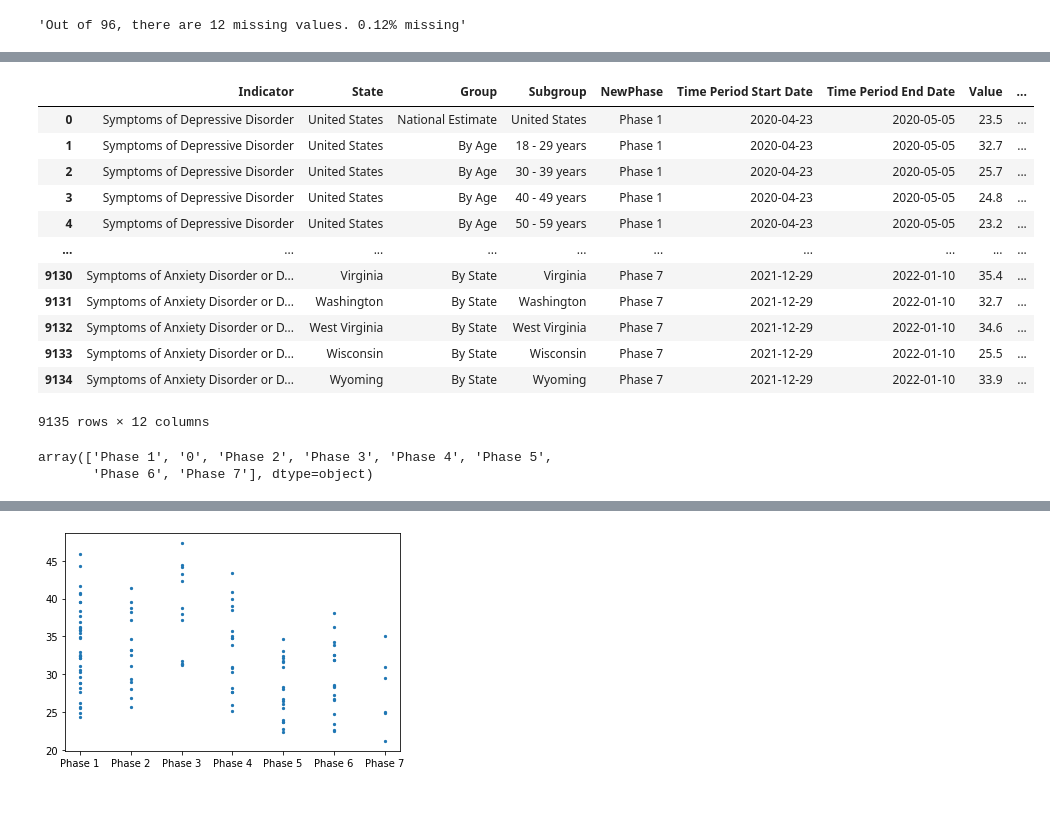
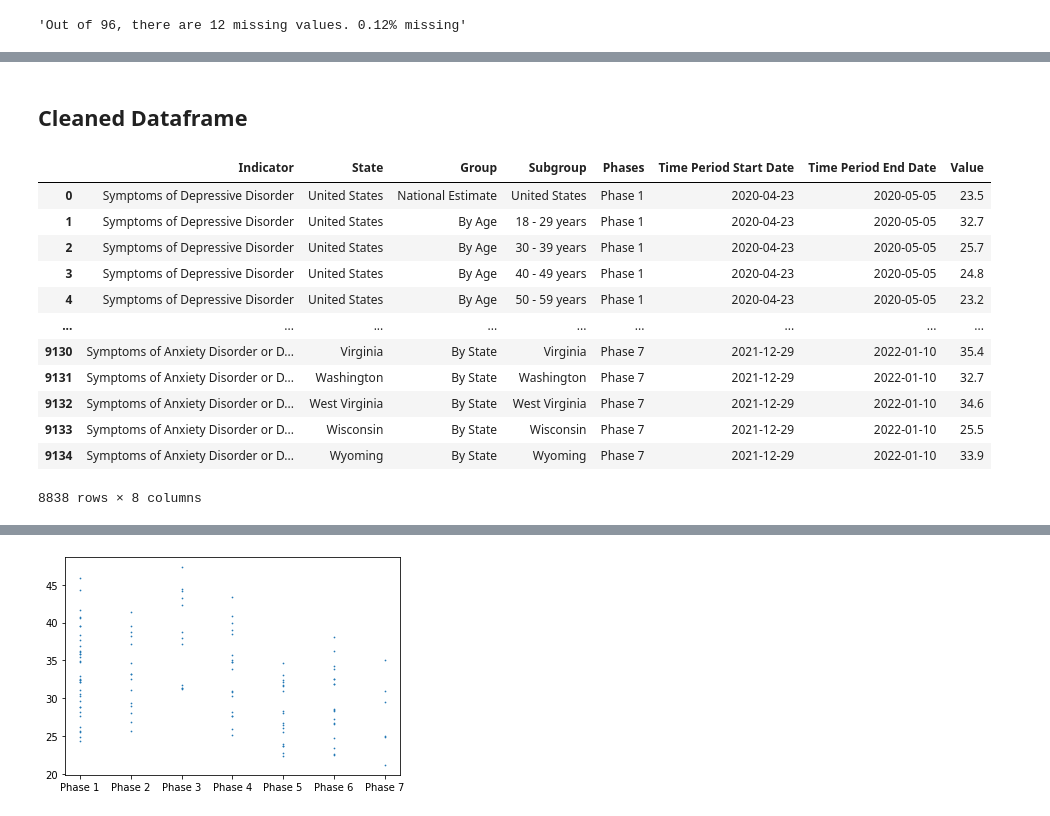
Before and after one commit to lmm2020/EDA-Projects, a Jupyter notebook: EDA_anxiety.ipynb, the cells around one changed output, grey strips where cells are left out. Drawn from its saved outputs; the diff is of its cells as text; code cells hidden in the pictures.

Commit message:
Cleaned df: filtered out unnecessary Phase values

```diff
--- a/EDA_anxiety.ipynb
+++ b/EDA_anxiety.ipynb
@@ -301,0 +275,22 @@ It seems that the missing na's percentage is not significant enough in any group
+# %%
+#Create a new column with newly assigned Phase values (call it NewPhase)
+
+#create a list of conditions
+conditions = [
+    (df['Time Period Start Date'] >= '2020-04-23') & (df['Time Period End Date'] <='2020-07-21'), #1. Phase 1   04/23/2020 - 07/21/2020
+    ((df['Time Period Start Date'] >= '2020-08-19') & (df['Time Period End Date'] <='2020-10-26')), #2. Phase 2   08/19/2020 - 10/26/2020
+    ((df['Time Period Start Date'] >= '2020-10-28') & (df['Time Period End Date'] <='2020-12-21')), #3. Phase 3   10/28/2020 - 12/21/2020
+    ((df['Time Period Start Date'] >= '2021-01-06') & (df['Time Period End Date'] <= '2021-03-29')), #4. Phase 3 (con't) 01/06/2021 - 03/29/2021
+    ((df['Time Period Start Date'] >= '2021-04-14') & (df['Time Period End Date'] <='2021-07-05')), #5. Phase 3.1 04/14/2021 - 07/05/2021
+    ((df['Time Period Start Date'] >= '2021-07-21') & (df['Time Period End Date'] <='2021-10-11')), #6. Phase 3.2 07/21/2021 - 10/11/2021
+    ((df['Time Period Start Date'] >= '2021-12-01') & (df['Time Period End Date'] <='2022-02-07'))  #7 Phase 3.3 Phase 3.3 12/01/2021 - 02/07/2022
+
+    ]
+#create a list of the values we want to assign for each condition
+values = ['Phase 1','Phase 2','Phase 3','Phase 4', 'Phase 5','Phase 6', 'Phase 7']
+
+#create a new column and use np.select to assign values to it using our lists as arguments
+df['Phases'] = np.select(conditions, values)
+
+#display updated dataframe
+df.head()
@@ -301,0 +346,8 @@ It seems that the missing na's percentage is not significant enough in any group
+# %%
+#only keep the rows in which surveys were conducted
+
+#removing unwanted rows by filtering
+df = df[df['Phases'] != '0']
+
+#display updated dataframe
+df.head()
@@ -302,24 +429,21 @@ It seems that the missing na's percentage is not significant enough in any group
+# %% [markdown]
+## Cleaned Dataframe
 # %%
 #create a new df with relevant columns
-clean_df = df[['Indicator','State','Group', 'Subgroup','NewPhase', 'Time Period Start Date', 'Time Period End Date', 'Value', 'Low CI', 'High CI', 'Confidence Interval', 'Quartile Range']]
+clean_df = df[['Indicator','State','Group', 'Subgroup','Phases', 'Time Period Start Date', 'Time Period End Date', 'Value']]
 
 clean_df
 # %% [output]
-|  | Indicator | State | Group | Subgroup | NewPhase | Time Period Start Date | Time Period End Date | Value | ... |
-| 0 | Symptoms of Depressive Disorder | United States | National Estimate | United States | Phase 1 | 2020-04-23 | 2020-05-05 | 23.5 | ... |
-| 1 | Symptoms of Depressive Disorder | United States | By Age | 18 - 29 years | Phase 1 | 2020-04-23 | 2020-05-05 | 32.7 | ... |
-| 2 | Symptoms of Depressive Disorder | United States | By Age | 30 - 39 years | Phase 1 | 2020-04-23 | 2020-05-05 | 25.7 | ... |
-| 3 | Symptoms of Depressive Disorder | United States | By Age | 40 - 49 years | Phase 1 | 2020-04-23 | 2020-05-05 | 24.8 | ... |
-| 4 | Symptoms of Depressive Disorder | United States | By Age | 50 - 59 years | Phase 1 | 2020-04-23 | 2020-05-05 | 23.2 | ... |
-| ... | ... | ... | ... | ... | ... | ... | ... | ... | ... |
-| 9130 | Symptoms of Anxiety Disorder or D... | Virginia | By State | Virginia | Phase 7 | 2021-12-29 | 2022-01-10 | 35.4 | ... |
-| 9131 | Symptoms of Anxiety Disorder or D... | Washington | By State | Washington | Phase 7 | 2021-12-29 | 2022-01-10 | 32.7 | ... |
-| 9132 | Symptoms of Anxiety Disorder or D... | West Virginia | By State | West Virginia | Phase 7 | 2021-12-29 | 2022-01-10 | 34.6 | ... |
-| 9133 | Symptoms of Anxiety Disorder or D... | Wisconsin | By State | Wisconsin | Phase 7 | 2021-12-29 | 2022-01-10 | 25.5 | ... |
-| 9134 | Symptoms of Anxiety Disorder or D... | Wyoming | By State | Wyoming | Phase 7 | 2021-12-29 | 2022-01-10 | 33.9 | ... |
+|  | Indicator | State | Group | Subgroup | Phases | Time Period Start Date | Time Period End Date | Value |
+| 0 | Symptoms of Depressive Disorder | United States | National Estimate | United States | Phase 1 | 2020-04-23 | 2020-05-05 | 23.5 |
+| 1 | Symptoms of Depressive Disorder | United States | By Age | 18 - 29 years | Phase 1 | 2020-04-23 | 2020-05-05 | 32.7 |
+| 2 | Symptoms of Depressive Disorder | United States | By Age | 30 - 39 years | Phase 1 | 2020-04-23 | 2020-05-05 | 25.7 |
+| 3 | Symptoms of Depressive Disorder | United States | By Age | 40 - 49 years | Phase 1 | 2020-04-23 | 2020-05-05 | 24.8 |
+| 4 | Symptoms of Depressive Disorder | United States | By Age | 50 - 59 years | Phase 1 | 2020-04-23 | 2020-05-05 | 23.2 |
+| ... | ... | ... | ... | ... | ... | ... | ... | ... |
+| 9130 | Symptoms of Anxiety Disorder or D... | Virginia | By State | Virginia | Phase 7 | 2021-12-29 | 2022-01-10 | 35.4 |
+| 9131 | Symptoms of Anxiety Disorder or D... | Washington | By State | Washington | Phase 7 | 2021-12-29 | 2022-01-10 | 32.7 |
+| 9132 | Symptoms of Anxiety Disorder or D... | West Virginia | By State | West Virginia | Phase 7 | 2021-12-29 | 2022-01-10 | 34.6 |
+| 9133 | Symptoms of Anxiety Disorder or D... | Wisconsin | By State | Wisconsin | Phase 7 | 2021-12-29 | 2022-01-10 | 25.5 |
+| 9134 | Symptoms of Anxiety Disorder or D... | Wyoming | By State | Wyoming | Phase 7 | 2021-12-29 | 2022-01-10 | 33.9 |
-9135 rows × 12 columns
+8838 rows × 8 columns
-# %%
-clean_df['NewPhase'].unique()
-# %% [output]
-array(['Phase 1', '0', 'Phase 2', 'Phase 3', 'Phase 4', 'Phase 5',
-       'Phase 6', 'Phase 7'], dtype=object)
```
Also changed, not shown: parts of 59 cells of this notebook.
